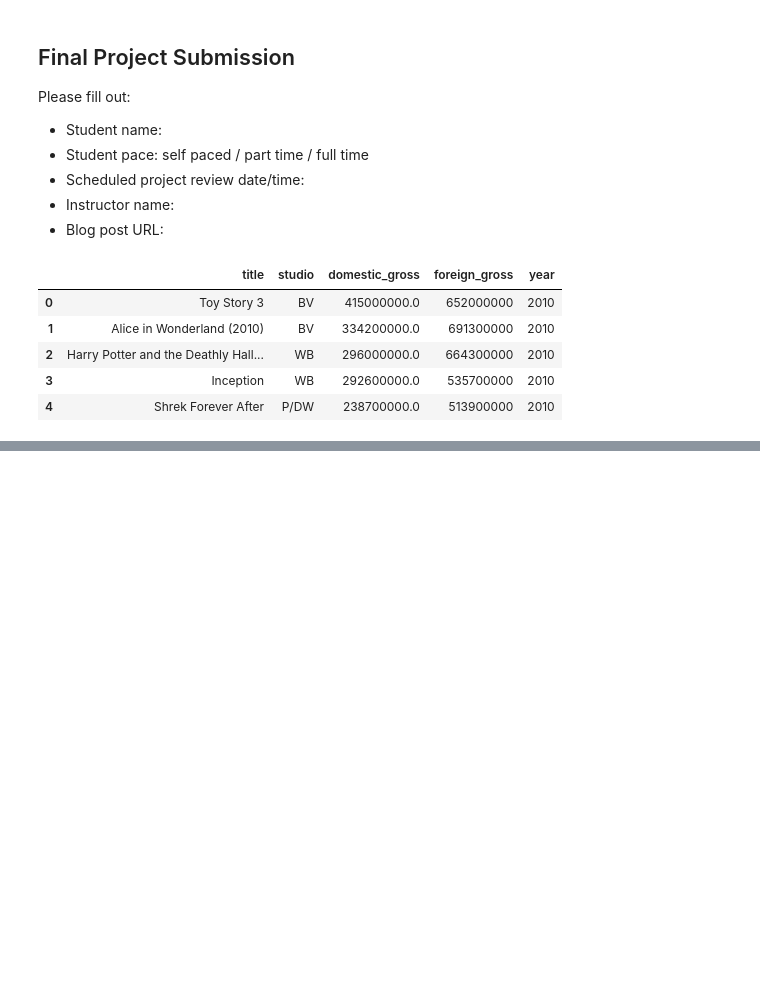
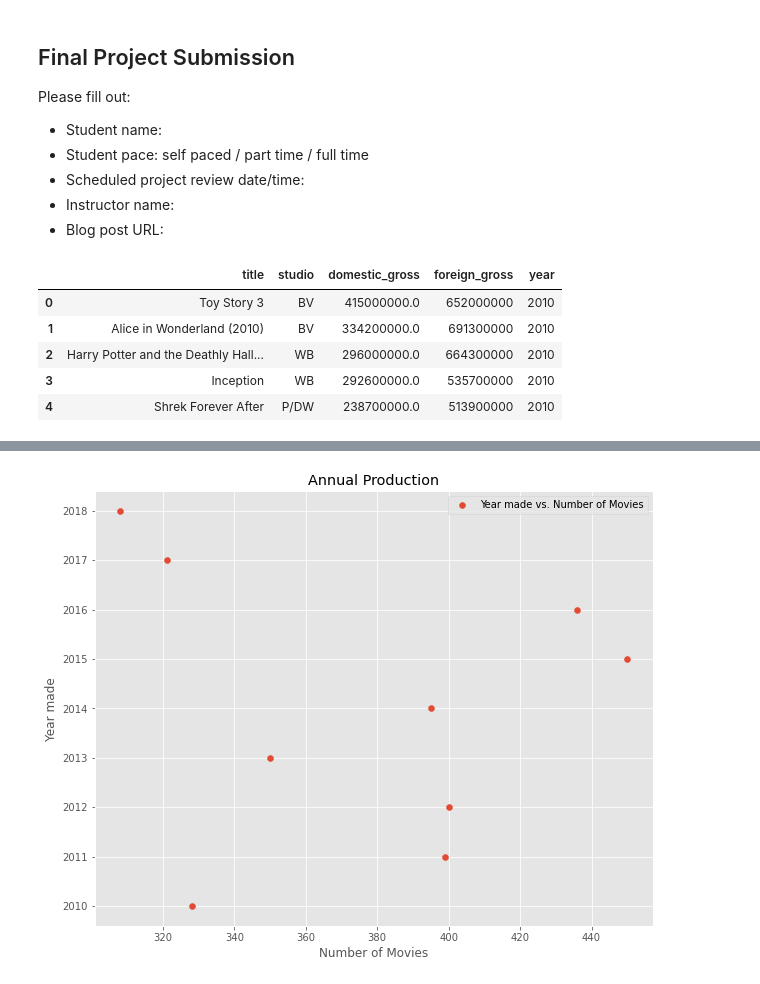
Before and after one commit to RyanKeats/dat_3_30th_August, a Jupyter notebook: student.ipynb, the cells around one changed output, grey strips where cells are left out. Saved outputs shown, nothing was run; the diff lists cells and outputs as text; code cells hidden in the pictures; blank space fills up the shorter version.

```diff
--- a/student.ipynb
+++ b/student.ipynb
@@ -539,0 +198,20 @@ movie_info3.tail(10)
+# %%
+# I have used a scatter plot for the same data as above, for a contrasting view.
+# I have also showed this format to display that there is no correlation.
+domestic_gross = [328, 399, 400, 350, 395, 450, 436, 321, 308]
+year = [2010, 2011, 2012, 2013, 2014, 2015, 2016, 2017, 2018]
+
+# Create the plot
+fig, ax = plt.subplots(figsize=(10,8))
+
+
+ax.scatter(domestic_gross, year)
+
+ax.set_xlabel('Number of Movies')
+ax.set_ylabel('Year made')
+ax.legend(['Year made' ' vs. ' 'Number of Movies'])
+ax.set_title('Annual Production');
+
+plt.style.use('ggplot')
+# %% [output]
+[figure, added]
```
Also changed, not shown: parts of 77 cells of this notebook.
